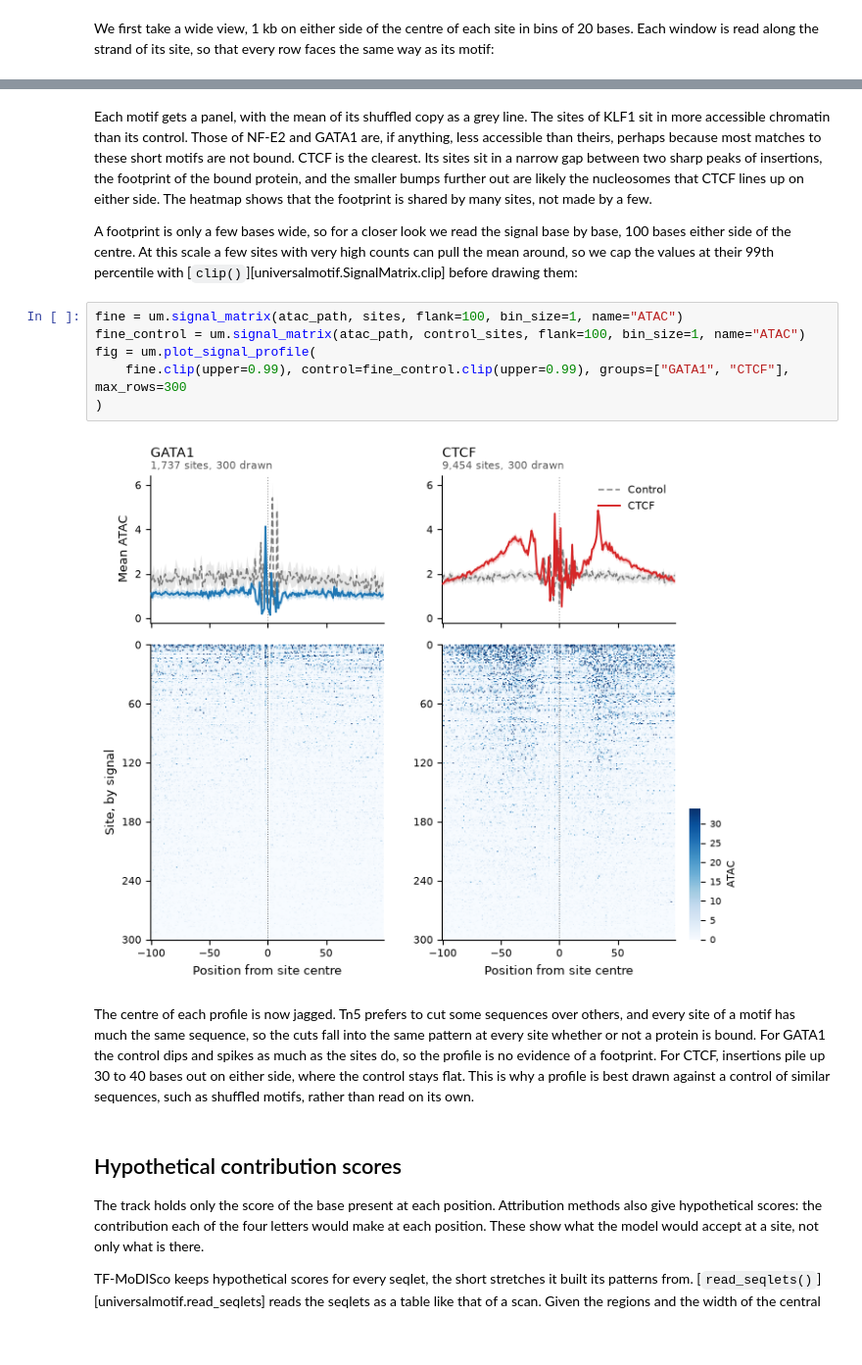
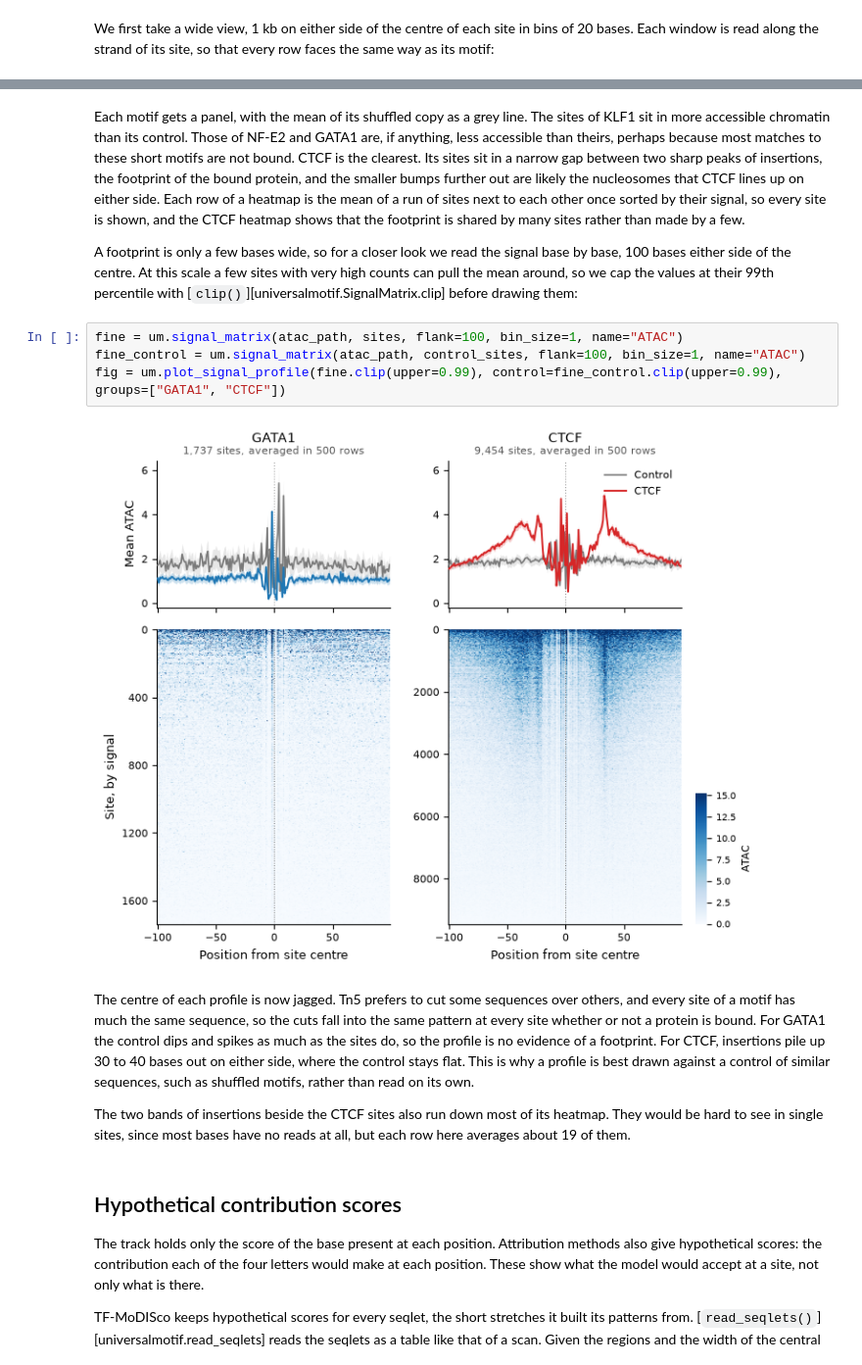
Before and after one commit to bjmt/universalmotif-py, a Jupyter notebook: docs/guides/deep-learning.ipynb, the cells around one changed output, grey strips where cells are left out. Shown at 98% size. Cells and saved outputs as stored; diff of their text form; blank space fills up the shorter version.

```diff
--- a/docs/guides/deep-learning.ipynb
+++ b/docs/guides/deep-learning.ipynb
@@ -251,7 +251,9 @@ because most matches to these short motifs are not bound. CTCF is the
 clearest. Its sites sit in a narrow gap between two sharp peaks of
 insertions, the footprint of the bound protein, and the smaller bumps
 further out are likely the nucleosomes that CTCF lines up on either side.
-The heatmap shows that the footprint is shared by many sites, not made by a
+Each row of a heatmap is the mean of a run of sites next to each other
+once sorted by their signal, so every site is shown, and the CTCF heatmap
+shows that the footprint is shared by many sites rather than made by a
 few.
 
 A footprint is only a few bases wide, so for a closer look we read the
@@ -262,11 +264,9 @@ values at their 99th percentile with
 # %%
 fine = um.signal_matrix(atac_path, sites, flank=100, bin_size=1, name="ATAC")
 fine_control = um.signal_matrix(atac_path, control_sites, flank=100, bin_size=1, name="ATAC")
-fig = um.plot_signal_profile(
-    fine.clip(upper=0.99), control=fine_control.clip(upper=0.99), groups=["GATA1", "CTCF"], max_rows=300
-)
+fig = um.plot_signal_profile(fine.clip(upper=0.99), control=fine_control.clip(upper=0.99), groups=["GATA1", "CTCF"])
 # %% [output]
-[figure, old version]
+[figure, new version]
 # %% [markdown]
 The centre of each profile is now jagged. Tn5 prefers to cut some
 sequences over others, and every site of a motif has much the same
@@ -276,6 +276,10 @@ the sites do, so the profile is no evidence of a footprint. For CTCF,
 insertions pile up 30 to 40 bases out on either side, where the control
 stays flat. This is why a profile is best drawn against a control of
 similar sequences, such as shuffled motifs, rather than read on its own.
+
+The two bands of insertions beside the CTCF sites also run down most of its
+heatmap. They would be hard to see in single sites, since most bases have
+no reads at all, but each row here averages about 19 of them.
 # %% [markdown]
 ## Hypothetical contribution scores
 
```
Also changed, not shown: parts of 2 cells of this notebook, 2 other files.
